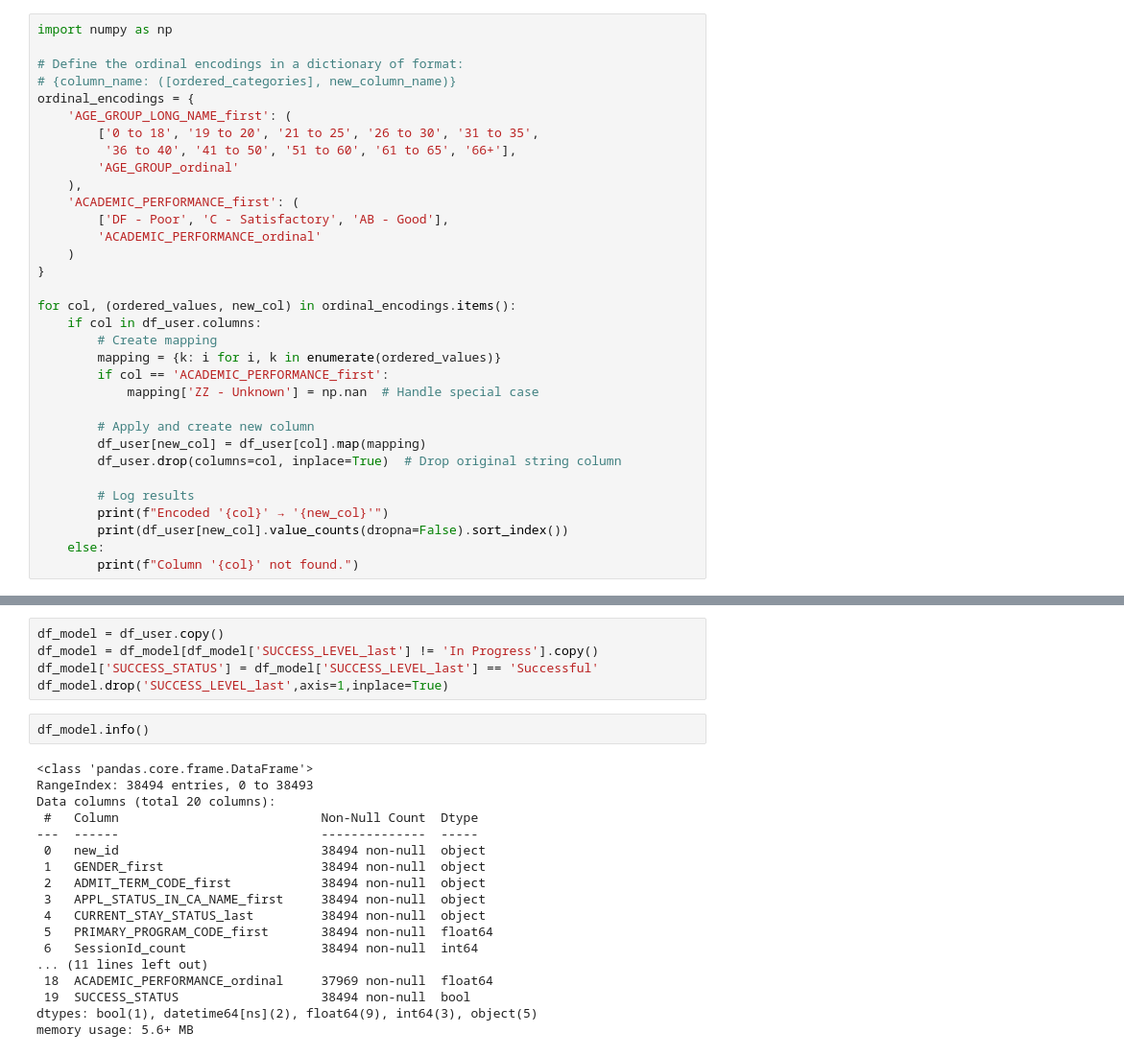
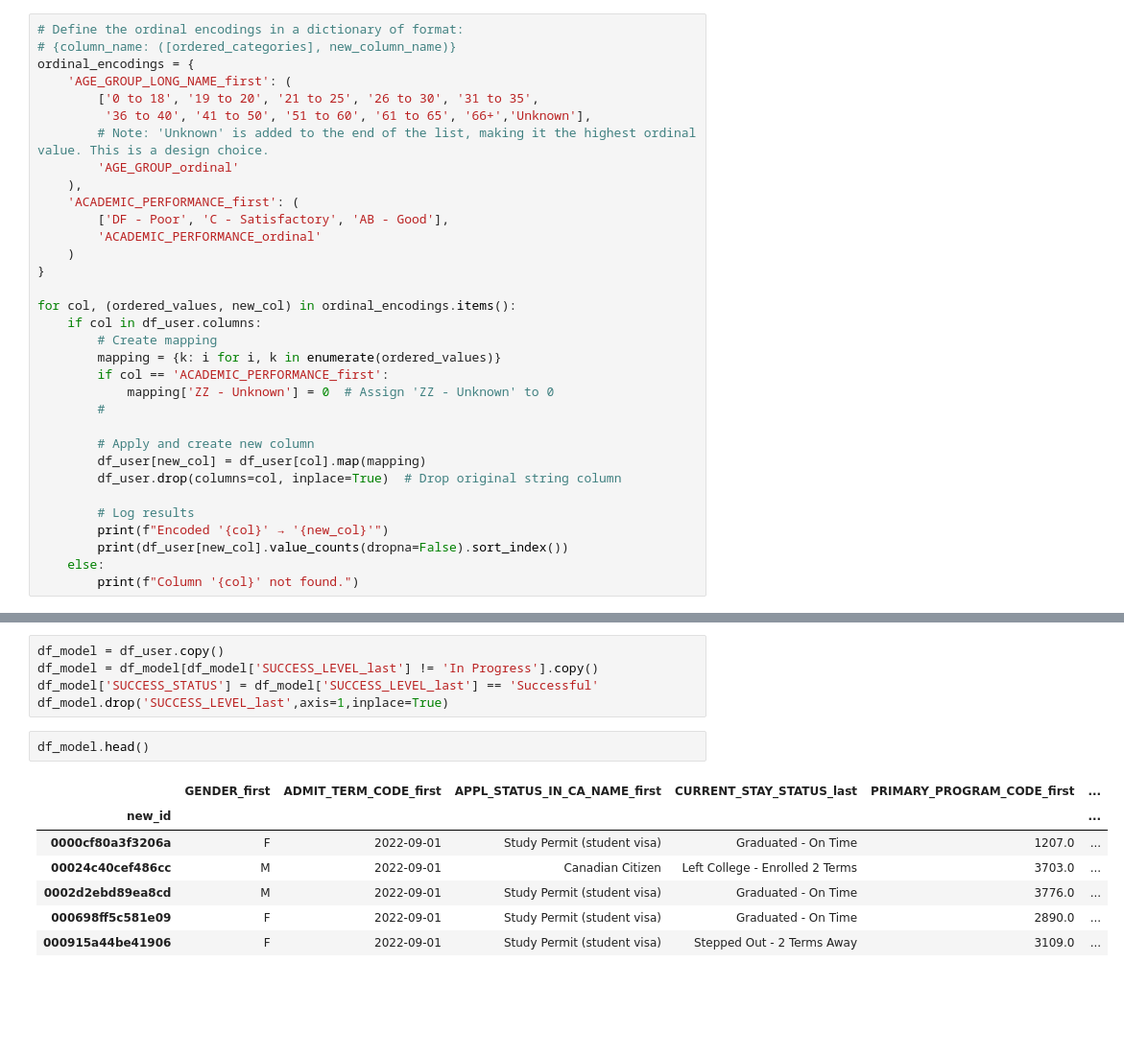
Before and after one commit to flopsysgit/LMSmodelling, a Jupyter notebook: LMS.ipynb, the cells around one changed output, grey strips where cells are left out. Shown at 96% size. Drawn from its saved outputs; the diff is of its cells as text; blank space fills up the shorter version.

```diff
--- a/LMS.ipynb
+++ b/LMS.ipynb
@@ -360,14 +359,13 @@ df_user['ACADEMIC_PERFORMANCE_first'].unique()
 array(['AB - Good', 'DF - Poor', 'C - Satisfactory', 'ZZ - Unknown'],
       dtype=object)
 # %%
-import numpy as np
-
 # Define the ordinal encodings in a dictionary of format:
 # {column_name: ([ordered_categories], new_column_name)}
 ordinal_encodings = {
     'AGE_GROUP_LONG_NAME_first': (
         ['0 to 18', '19 to 20', '21 to 25', '26 to 30', '31 to 35',
-         '36 to 40', '41 to 50', '51 to 60', '61 to 65', '66+'],
+         '36 to 40', '41 to 50', '51 to 60', '61 to 65', '66+','Unknown'],
+        # Note: 'Unknown' is added to the end of the list, making it the highest ordinal value. This is a design choice.
         'AGE_GROUP_ordinal'
     ),
     'ACADEMIC_PERFORMANCE_first': (
@@ -381,7 +379,8 @@ for col, (ordered_values, new_col) in ordinal_encodings.items():
         # Create mapping
         mapping = {k: i for i, k in enumerate(ordered_values)}
         if col == 'ACADEMIC_PERFORMANCE_first':
-            mapping['ZZ - Unknown'] = np.nan  # Handle special case
+            mapping['ZZ - Unknown'] = 0  # Assign 'ZZ - Unknown' to 0
+        #
 
         # Apply and create new column
         df_user[new_col] = df_user[col].map(mapping)
@@ -596,23 +597,13 @@ df_model = df_model[df_model['SUCCESS_LEVEL_last'] != 'In Progress'].copy()
 df_model['SUCCESS_STATUS'] = df_model['SUCCESS_LEVEL_last'] == 'Successful'
 df_model.drop('SUCCESS_LEVEL_last',axis=1,inplace=True)
 # %%
-df_model.info()
+df_model.head()
 # %% [output]
-<class 'pandas.core.frame.DataFrame'>
-RangeIndex: 38494 entries, 0 to 38493
-Data columns (total 20 columns):
- #   Column                           Non-Null Count  Dtype
----  ------                           --------------  -----
- 0   new_id                           38494 non-null  object
- 1   GENDER_first                     38494 non-null  object
- 2   ADMIT_TERM_CODE_first            38494 non-null  object
- 3   APPL_STATUS_IN_CA_NAME_first     38494 non-null  object
- 4   CURRENT_STAY_STATUS_last         38494 non-null  object
- 5   PRIMARY_PROGRAM_CODE_first       38494 non-null  float64
- 6   SessionId_count                  38494 non-null  int64
-... (11 lines left out)
- 18  ACADEMIC_PERFORMANCE_ordinal     37969 non-null  float64
- 19  SUCCESS_STATUS                   38494 non-null  bool
-dtypes: bool(1), datetime64[ns](2), float64(9), int64(3), object(5)
-memory usage: 5.6+ MB
+|  | GENDER_first | ADMIT_TERM_CODE_first | APPL_STATUS_IN_CA_NAME_first | CURRENT_STAY_STATUS_last | PRIMARY_PROGRAM_CODE_first | ... |
+| new_id |  |  |  |  |  | ... |
+| 0000cf80a3f3206a | F | 2022-09-01 | Study Permit (student visa) | Graduated - On Time | 1207.0 | ... |
+| 00024c40cef486cc | M | 2022-09-01 | Canadian Citizen | Left College - Enrolled 2 Terms | 3703.0 | ... |
+| 0002d2ebd89ea8cd | M | 2022-09-01 | Study Permit (student visa) | Graduated - On Time | 3776.0 | ... |
+| 000698ff5c581e09 | F | 2022-09-01 | Study Permit (student visa) | Graduated - On Time | 2890.0 | ... |
+| 000915a44be41906 | F | 2022-09-01 | Study Permit (student visa) | Stepped Out - 2 Terms Away | 3109.0 | ... |
 # %%
```
Also changed, not shown: parts of 28 cells of this notebook, 3 other files.
